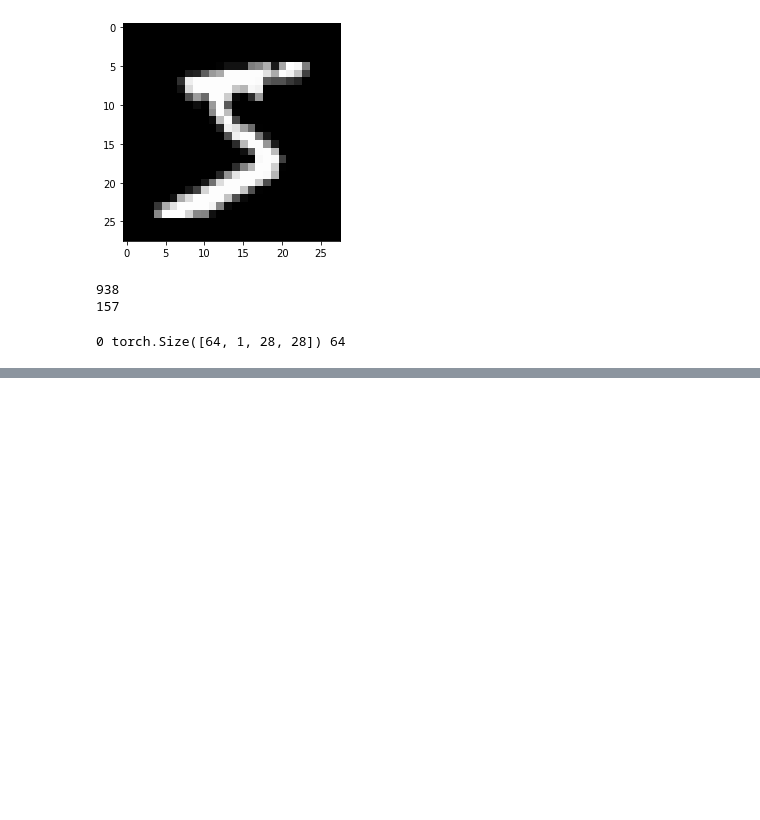
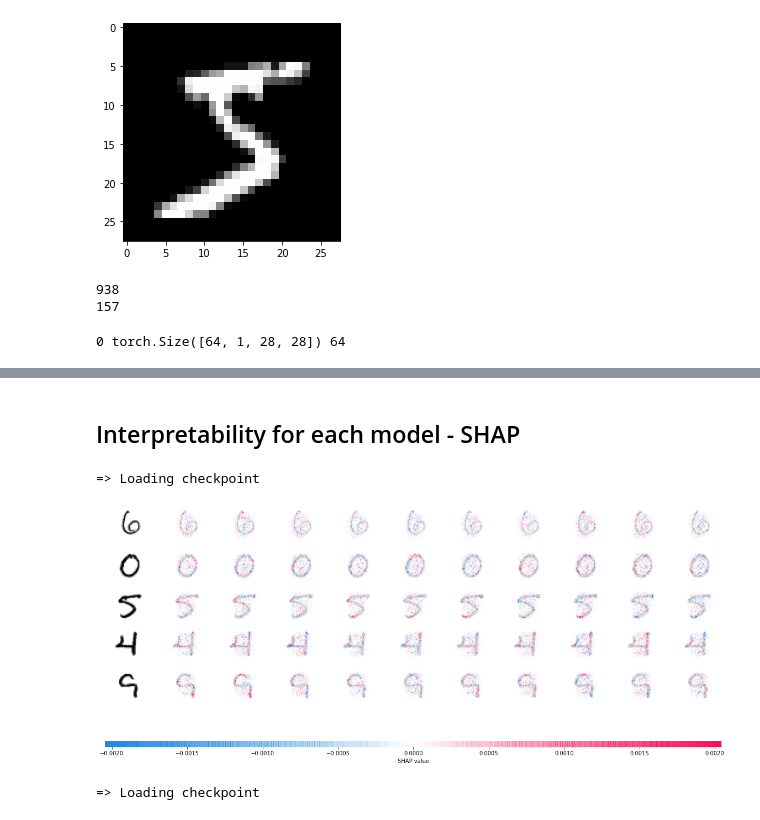
Before and after one commit to Assassinsarms/INM702_Coursework, a Jupyter notebook: T3Aaron_Mir_INM702_Task_3.ipynb, the cells around one changed output, grey strips where cells are left out. Saved outputs shown, nothing was run; the diff lists cells and outputs as text; code cells hidden in the pictures; blank space fills up the shorter version.

Commit message:
Added SHAP Interpretability

```diff
--- a/T3Aaron_Mir_INM702_Task_3.ipynb
+++ b/T3Aaron_Mir_INM702_Task_3.ipynb
@@ -470,0 +476,2 @@ weighted avg      0.988     0.988     0.988     10000
+# %% [markdown]
+## Interpretability for each model - SHAP
@@ -470,0 +503,19 @@ weighted avg      0.988     0.988     0.988     10000
+# %%
+load_checkpoint(torch.load('trainedReLU.pth.tar'), model, optimiser)  # loading pretrained model weights
+# %% [output]
+=> Loading checkpoint
+# %%
+batch = next(iter(test_loader))
+images, _ = batch
+
+background = images[:100].to(device)
+test_images = images[100:105].to(device)
+
+explainer = shap.DeepExplainer(model2, background)
+shap_values = explainer.shap_values(test_images)
+
+shap_numpy = [np.swapaxes(np.swapaxes(s, 1, -1), 1, 2) for s in shap_values]
+test_numpy = np.swapaxes(np.swapaxes(test_images.cpu().numpy(), 1, -1), 1, 2)
+shap.image_plot(shap_numpy, -test_numpy)
+# %% [output]
+[figure, added]
@@ -470,0 +544,4 @@ weighted avg      0.988     0.988     0.988     10000
+# %%
+load_checkpoint(torch.load('trainedSigmoid.pth.tar'), model, optimiser) # loading pretrained model weights
+# %% [output]
+=> Loading checkpoint
```
Also changed, not shown: parts of 34 cells of this notebook, 3 other files.
